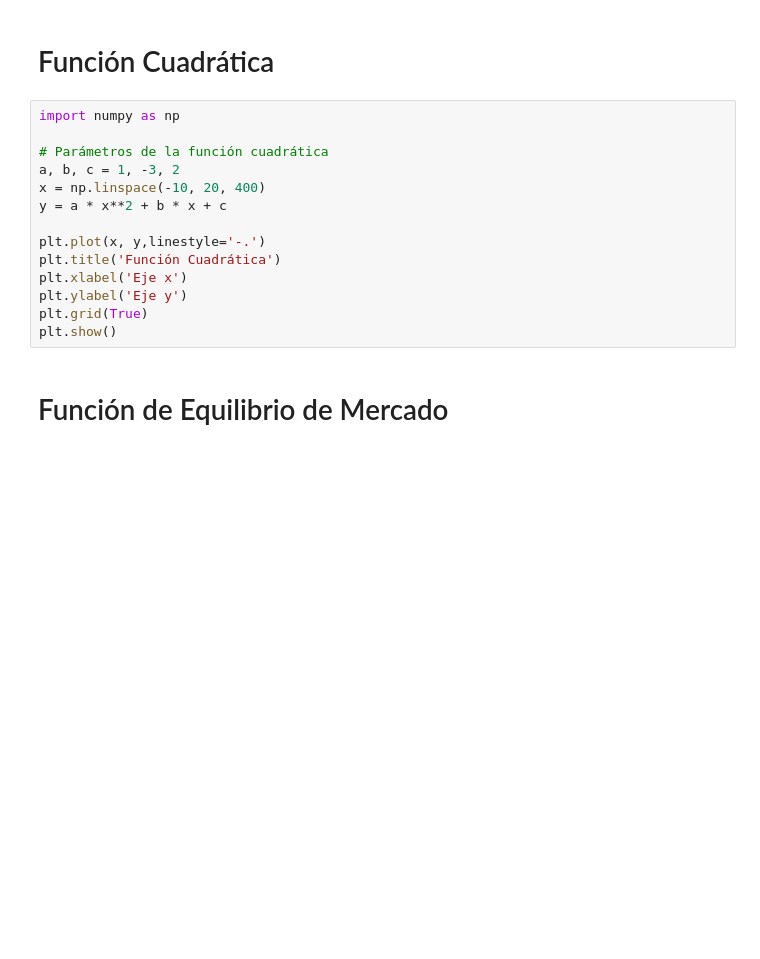
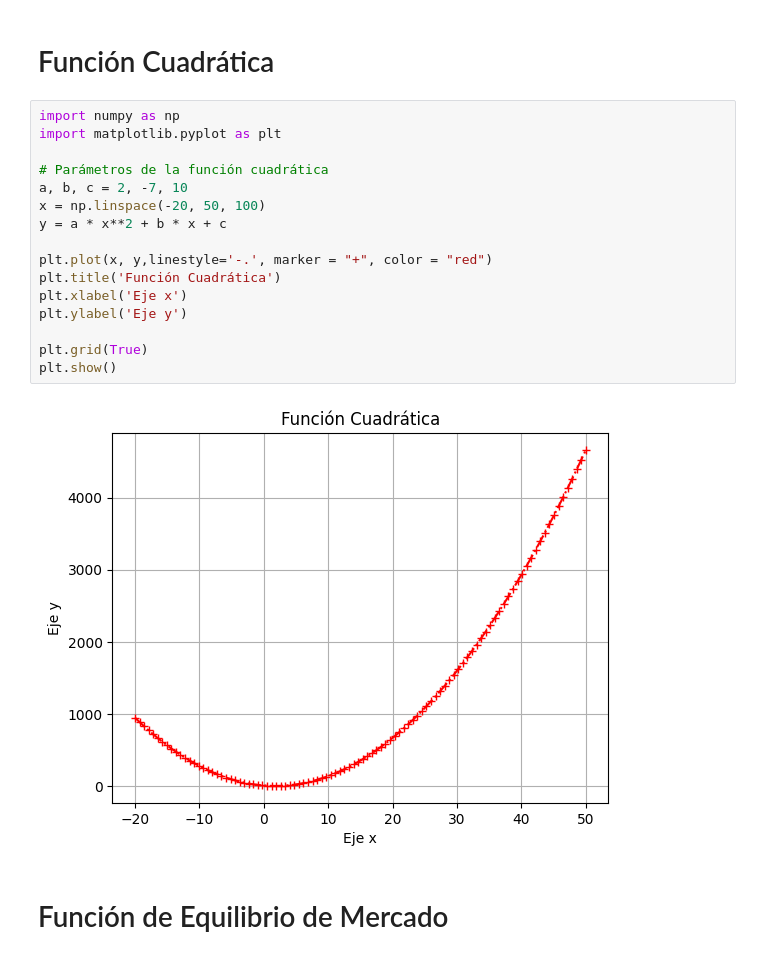
Before and after one commit to Armando1701/UTEC_Phyton_Jorge, a Jupyter notebook: Sesión_4_Ejemplos_+_Datosaurus.ipynb, the cells around one changed output. Saved outputs shown, nothing was run; the diff lists cells and outputs as text; blank space fills up the shorter version.

```diff
--- a/Sesión_4_Ejemplos_+_Datosaurus.ipynb
+++ b/Sesión_4_Ejemplos_+_Datosaurus.ipynb
@@ -31,18 +33,22 @@ plt.show()
 # Función Cuadrática
 # %%
 import numpy as np
+import matplotlib.pyplot as plt
 
 # Parámetros de la función cuadrática
-a, b, c = 1, -3, 2
-x = np.linspace(-10, 20, 400)
+a, b, c = 2, -7, 10
+x = np.linspace(-20, 50, 100)
 y = a * x**2 + b * x + c
 
-plt.plot(x, y,linestyle='-.')
+plt.plot(x, y,linestyle='-.', marker = "+", color = "red")
 plt.title('Función Cuadrática')
 plt.xlabel('Eje x')
 plt.ylabel('Eje y')
+
 plt.grid(True)
 plt.show()
+# %% [output]
+[figure, added]
 # %% [markdown]
 # Función de Equilibrio de Mercado
 # %%
```
Also changed, not shown: parts of 11 cells of this notebook.
